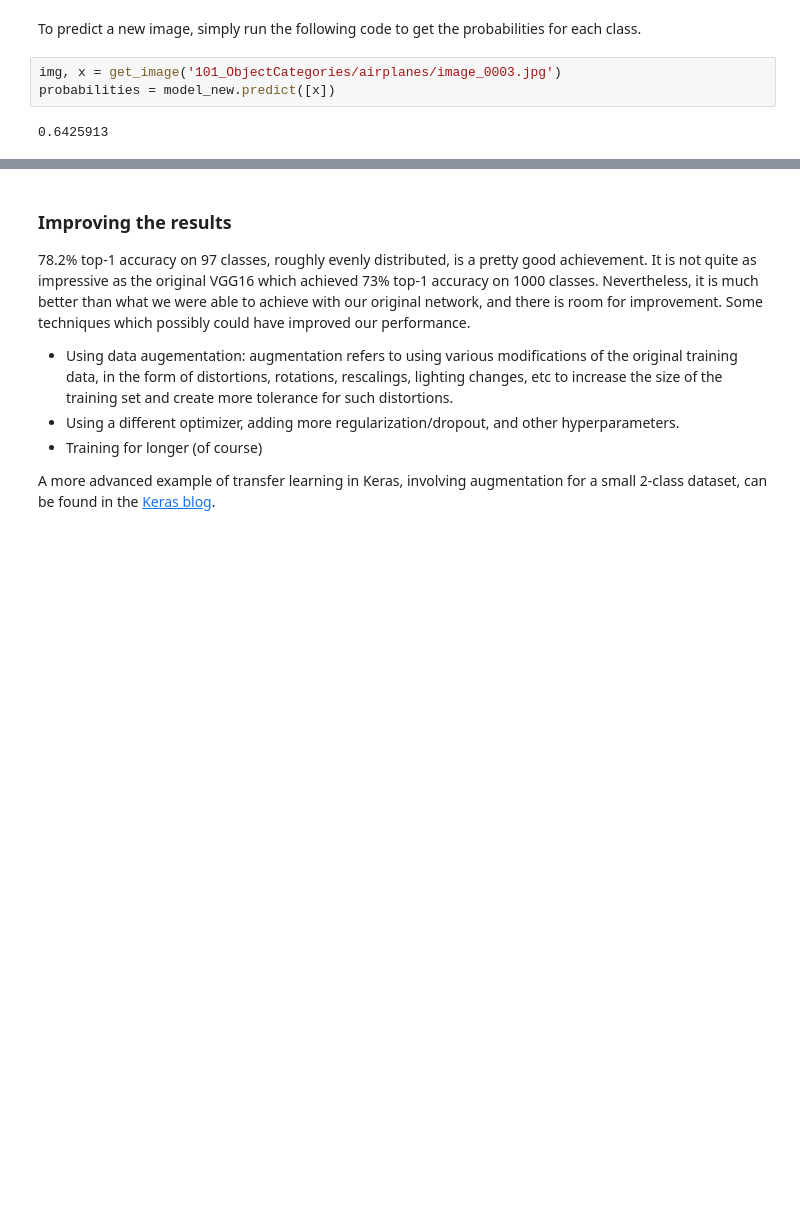
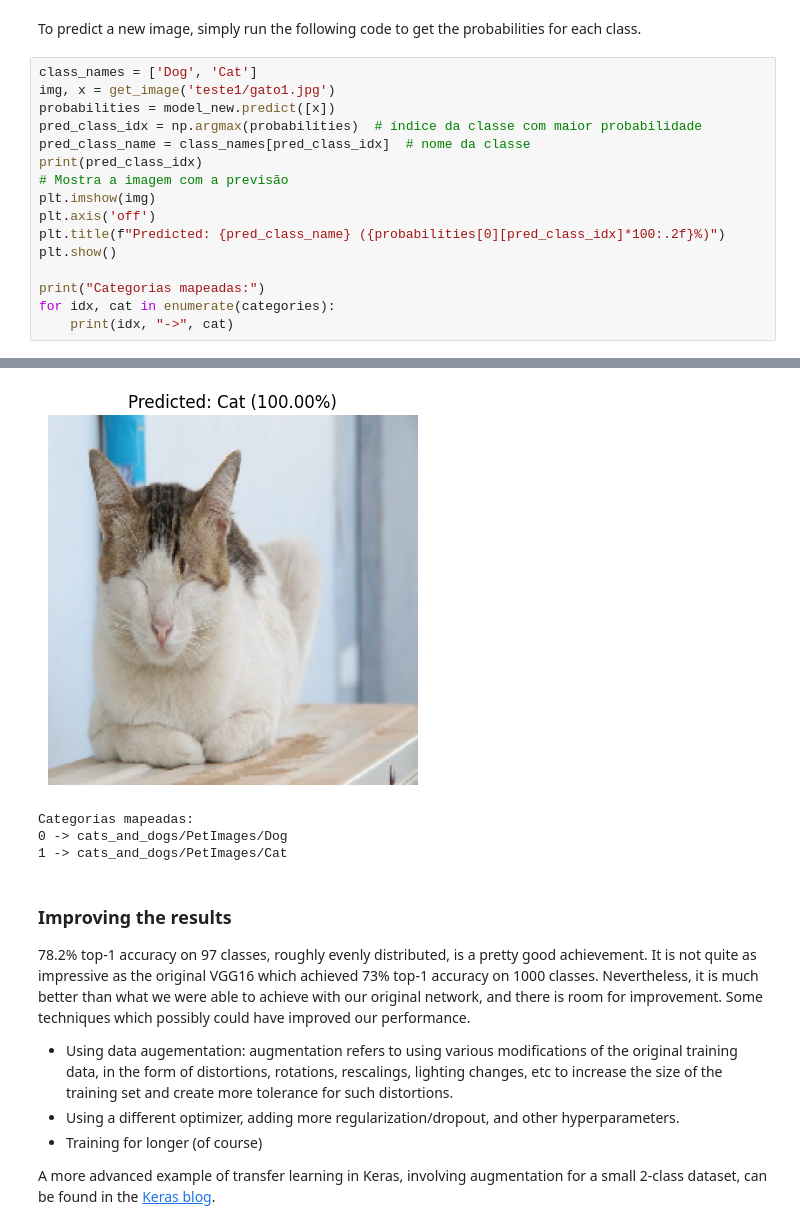
Before and after one commit to thales20266/Projeto-Transfer-Learning, a Jupyter notebook: notebooks/transfer-learning.ipynb, the cells around one changed output, grey strips where cells are left out. Drawn from its saved outputs; the diff is of its cells as text; blank space fills up the shorter version.

```diff
--- a/notebooks/transfer-learning.ipynb
+++ b/notebooks/transfer-learning.ipynb
@@ -460,7 +495,19 @@ Test accuracy: 0.7156652360515021
 # %% [markdown]
 To predict a new image, simply run the following code to get the probabilities for each class.
-# %%
-img, x = get_image('101_ObjectCategories/airplanes/image_0003.jpg')
-probabilities = model_new.predict([x])
-# %% [output]
-0.6425913
+# %%
+class_names = ['Dog', 'Cat']
+img, x = get_image('teste1/gato1.jpg')
+probabilities = model_new.predict([x])
+pred_class_idx = np.argmax(probabilities)  # índice da classe com maior probabilidade
+pred_class_name = class_names[pred_class_idx]  # nome da classe
+print(pred_class_idx)
+# Mostra a imagem com a previsão
+plt.imshow(img)
+plt.axis('off')
+plt.title(f"Predicted: {pred_class_name} ({probabilities[0][pred_class_idx]*100:.2f}%)")
+plt.show()
+
+print("Categorias mapeadas:")
+for idx, cat in enumerate(categories):
+    print(idx, "->", cat)
+# %% [output]
@@ -467,3 +516,7 @@ probabilities = model_new.predict([x])
+[figure, added]
+Categorias mapeadas:
+0 -> cats_and_dogs/PetImages/Dog
+1 -> cats_and_dogs/PetImages/Cat
 # %% [markdown]
 ### Improving the results
 
```
Also changed, not shown: parts of 18 cells of this notebook.
